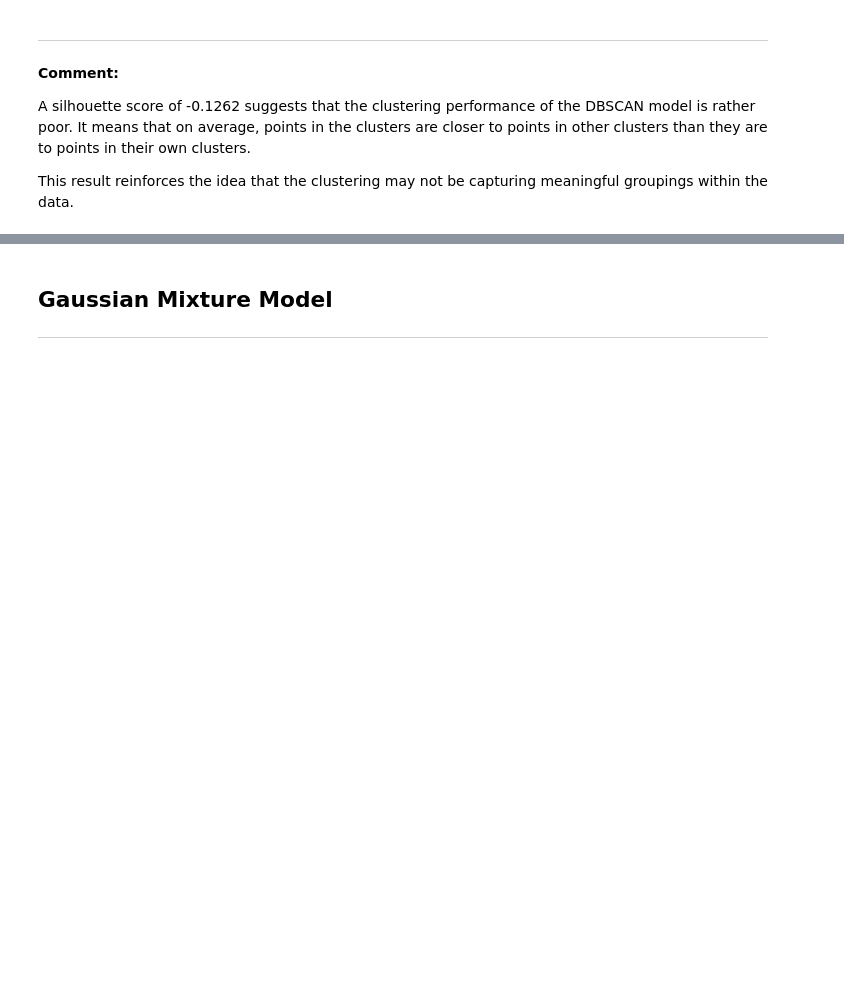
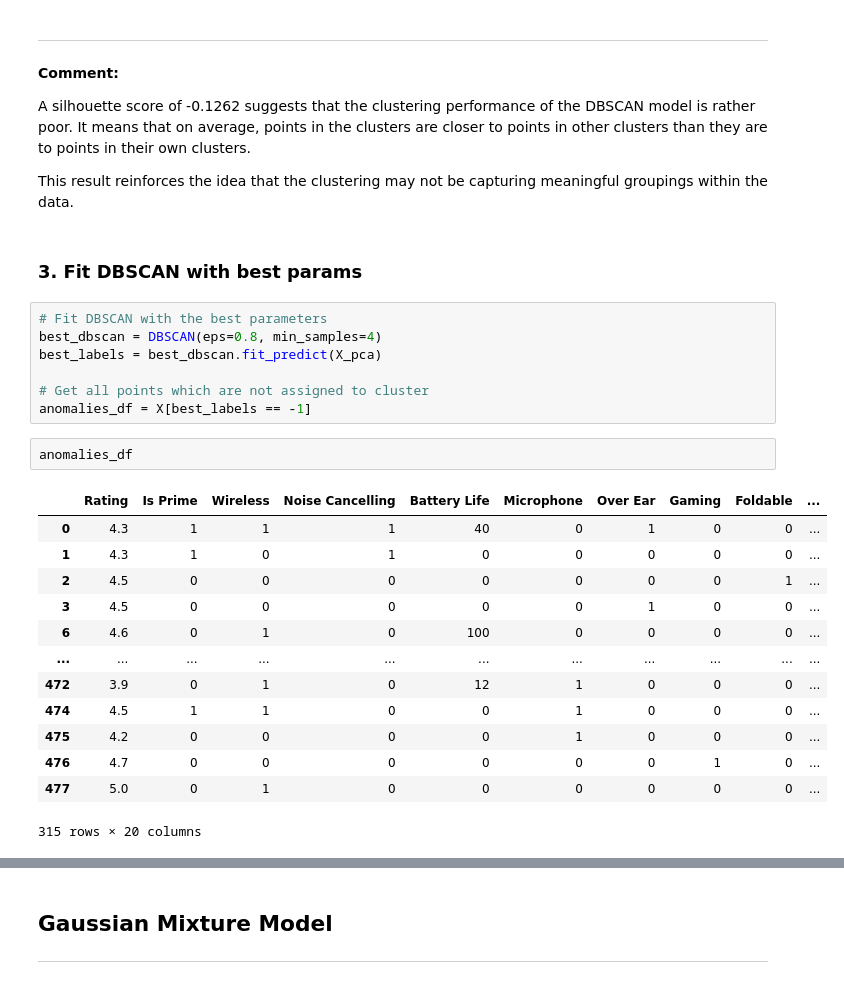
Before and after one commit to simrenbasra/Sound-Decisions, a Jupyter notebook: notebooks/02_data_eda/02-clustering.ipynb, the cells around one changed output, grey strips where cells are left out. Cells and saved outputs as stored; diff of their text form; blank space fills up the shorter version.

Commit message:
Looking at anomalies -> DBSCAN

```diff
--- a/notebooks/02_data_eda/02-clustering.ipynb
+++ b/notebooks/02_data_eda/02-clustering.ipynb
@@ -249,3 +249,28 @@ print(f' Best parameters: {params}, silhouette score: {score}')
 A silhouette score of -0.1262 suggests that the clustering performance of the DBSCAN model is rather poor. It means that on average, points in the clusters are closer to points in other clusters than they are to points in their own clusters.
 
 This result reinforces the idea that the clustering may not be capturing meaningful groupings within the data.
+# %% [markdown]
+### 3. Fit DBSCAN with best params
+# %%
+# Fit DBSCAN with the best parameters
+best_dbscan = DBSCAN(eps=0.8, min_samples=4)
+best_labels = best_dbscan.fit_predict(X_pca)
+
+# Get all points which are not assigned to cluster
+anomalies_df = X[best_labels == -1]
+# %%
+anomalies_df
+# %% [output]
+|  | Rating | Is Prime | Wireless | Noise Cancelling | Battery Life | Microphone | Over Ear | Gaming | Foldable | ... |
+| 0 | 4.3 | 1 | 1 | 1 | 40 | 0 | 1 | 0 | 0 | ... |
+| 1 | 4.3 | 1 | 0 | 1 | 0 | 0 | 0 | 0 | 0 | ... |
+| 2 | 4.5 | 0 | 0 | 0 | 0 | 0 | 0 | 0 | 1 | ... |
+| 3 | 4.5 | 0 | 0 | 0 | 0 | 0 | 1 | 0 | 0 | ... |
+| 6 | 4.6 | 0 | 1 | 0 | 100 | 0 | 0 | 0 | 0 | ... |
+| ... | ... | ... | ... | ... | ... | ... | ... | ... | ... | ... |
+| 472 | 3.9 | 0 | 1 | 0 | 12 | 1 | 0 | 0 | 0 | ... |
+| 474 | 4.5 | 1 | 1 | 0 | 0 | 1 | 0 | 0 | 0 | ... |
+| 475 | 4.2 | 0 | 0 | 0 | 0 | 1 | 0 | 0 | 0 | ... |
+| 476 | 4.7 | 0 | 0 | 0 | 0 | 0 | 0 | 1 | 0 | ... |
+| 477 | 5.0 | 0 | 1 | 0 | 0 | 0 | 0 | 0 | 0 | ... |
+315 rows × 20 columns
```
Also changed, not shown: parts of 2 cells of this notebook.
